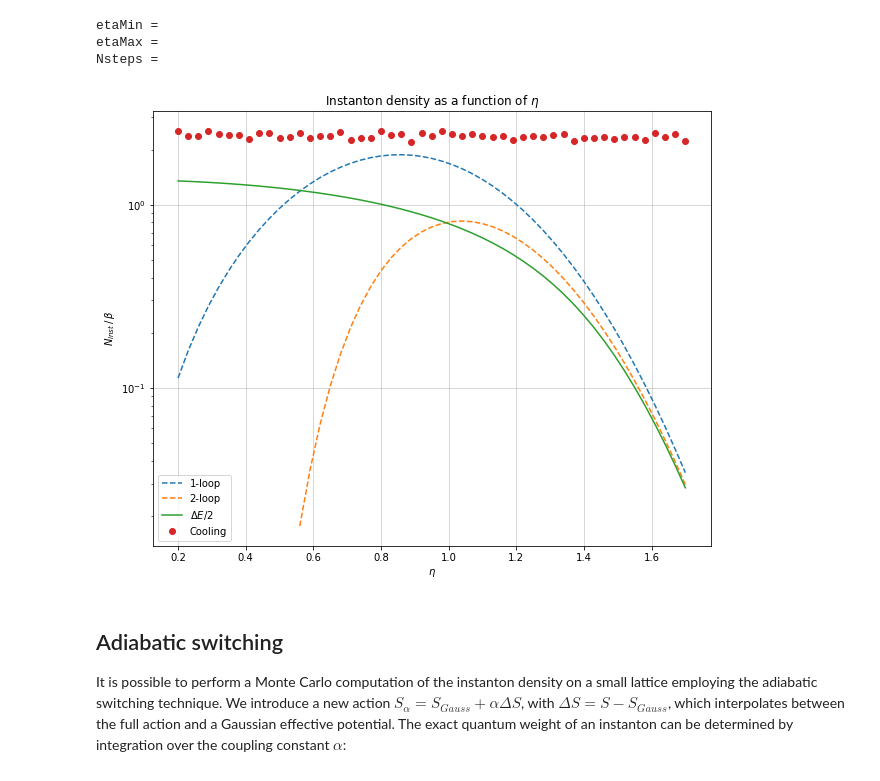
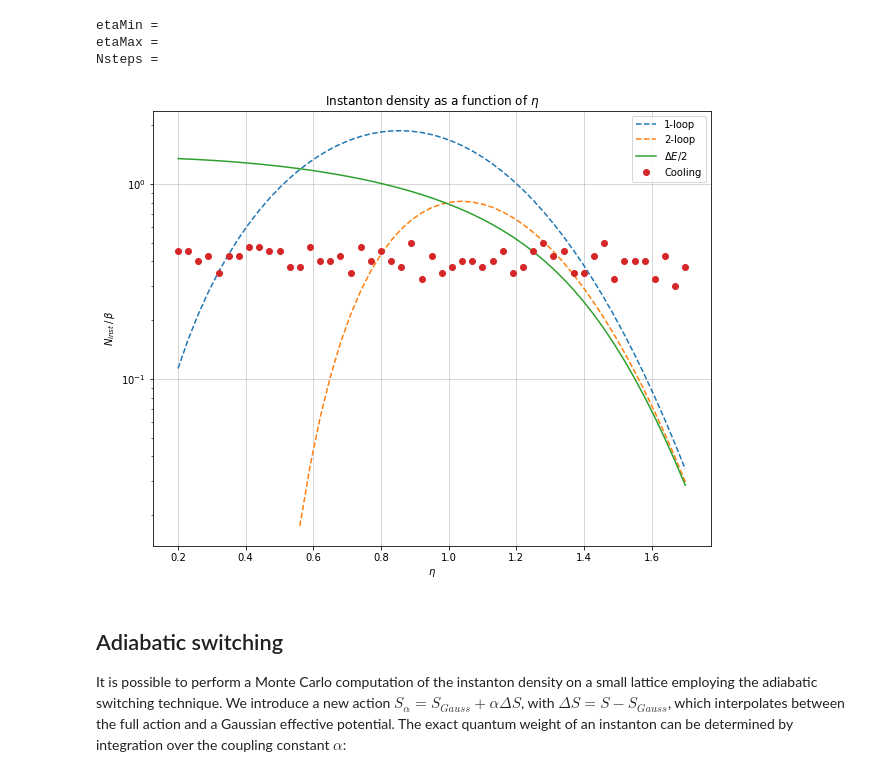
Before and after one commit to FabioOri/QuantumMonteCarlo, a Jupyter notebook: 4_instdensity.ipynb, the cells around one changed output. Cells and saved outputs as stored; diff of their text form; code cells hidden in the pictures.

```diff
--- a/4_instdensity.ipynb
+++ b/4_instdensity.ipynb
@@ -76,10 +75,0 @@ In order to evaluate the instanton density, we can count the number of zero cros
-# %%
-# Function that estimates the number of instantons of a given configuration
-def instanton(x):
-    count = 0;
-
-    for j in range(len(x)-1):
-        if x[j]*x[j+1] < 0:           # Condition for zero crossing
-            count = count+1;          # If the condition is satisfied add a count
-
-    return count
@@ -118,5 +153,5 @@ We can therefore try to fit the instanton density with this trial function, to s
 # %%
 # Function for fitting
 def doublexp(x, Nosc, tosc, Ntun, ttun):
-    y = Nosc*np.exp(-x*a/tosc) + Ncool*np.exp(-x*a/ttun)
+    y = Nosc*np.exp(-x*a/tosc) + Ntun*np.exp(-x*a/ttun)
     return y
@@ -168,0 +206,19 @@ plt.show()
+# %%
+fig, ax = plt.subplots(figsize=(10,6))
+
+for j in range(3):
+    eta0 = eta + 0.1*j;
+    ydata = inst_S[j, :] / Ninst[j, :];
+    ax.plot(xdata, ydata, 'o' , label = '$\eta = $'+str(round(eta0, 1)));         # Cooling data
+
+    S0 = 4*eta0**3/3;
+    ax.axhline(y = S0)           # Classical action
+
+ax.set_xlabel('$N_{cool}$');
+ax.set_ylabel('$S_{inst}\ /\ N_{inst}$');
+plt.grid(linewidth=0.5);
+plt.title('Instanton configuration action for $\eta =$'+str(eta));
+ax.set_xscale('log');
+ax.set_yscale('log');
+plt.legend();
+plt.show()
@@ -181,14 +239,12 @@ etaMax = float(input("etaMax = ") or 1.7);
 Nsteps = int(input("Nsteps = ") or 50);
 Neig = 2;                                          # We need only the first two eigenvalues
 
-Ncool = 10;                                        # A smaller number of cooling sweeps is enough
-
 eta_vector = np.zeros(Nsteps+1);                   # Values of eta explored
 eig_vector = np.zeros((Neig, Nsteps+1));           # Eigenvalues
 one_loop = np.zeros(Nsteps+1);                     # One-loop approximation
 two_loop = np.zeros(Nsteps+1);                     # Two-loop approximation
 Ninst = np.zeros((Nsteps+1, Ncool));               # Number of instantons via cooling
-Ninst_ten = np.zeros(Nsteps+1);                    # Number of instantons after 10 cooling sweeps
+Ninst_plot = np.zeros(Nsteps+1);                   # Number of instantons after Ncool cooling sweeps
 
 # For exact diagonalization ###################################################################################################
 # Potential
@@ -234,8 +290,8 @@ for step in tqdm(range(Nsteps+1), leave = False):
     one_loop[step] = 8*eta**2.5*np.sqrt(2/np.pi)*np.exp(-S0);     # One-loop approximation
     two_loop[step] = one_loop[step]*np.exp(-71/(72*S0));          # Two-loop approximation
 
-    Ninst[step, :] = instdensity(eta, Ncool);                     # Instanton density
-    Ninst_ten[step] = Ninst[step, Ncool-1];
+    Ninst[step, :], _ = instdensity(eta, Ncool);                  # Instanton density
+    Ninst_plot[step] = Ninst[step, Ncool-1];                      # Keep only the value after Ncool cooling sweeps
 # %% [output]
 etaMin =
 etaMax =
@@ -243,19 +299,19 @@ Nsteps =
 # %%
 # Plotting the results
 fig, ax = plt.subplots(figsize=(10,8));
 ax.plot(eta_vector, one_loop, '--', label = '1-loop')
 ax.plot(eta_vector[12:len(eta_vector)], two_loop[12:len(eta_vector)], '--', label = '2-loop')
-ax.plot(eta_vector, (eig_vector[1,:] - eig_vector[0,:])/2, '-', label = '$\Delta E/2$')            # Removing too low values
-ax.plot(eta_vector, Ninst_ten/beta, 'o', label = 'Cooling')
+ax.plot(eta_vector, (eig_vector[1,:] - eig_vector[0,:])/2, '-', label = '$\Delta E/2$')            # Removing lowest values
+ax.plot(eta_vector, Ninst_plot/beta, 'o', label = 'Cooling')
 ax.set_ylabel('$N_{inst}\,/\,\\beta$');
 ax.set_xlabel('$\eta$');
 plt.grid(linewidth=0.5);
 ax.set_yscale('log');
 plt.title('Instanton density as a function of $\eta$');
 plt.legend();
 plt.show()
 # %% [output]
-[figure, old version]
+[figure, new version]
 # %% [markdown]
 ## Adiabatic switching
 It is possible to perform a Monte Carlo computation of the instanton density on a small lattice employing the adiabatic switching technique. We introduce a new action $S_\alpha=S_{Gauss}+\alpha\Delta S$, with $\Delta S=S-S_{Gauss}$, which interpolates between the full action and a Gaussian effective potential. The exact quantum weight of an instanton can be determined by integration over the coupling constant $\alpha$:
```
Also changed, not shown: parts of 25 cells of this notebook, 5 other files.
